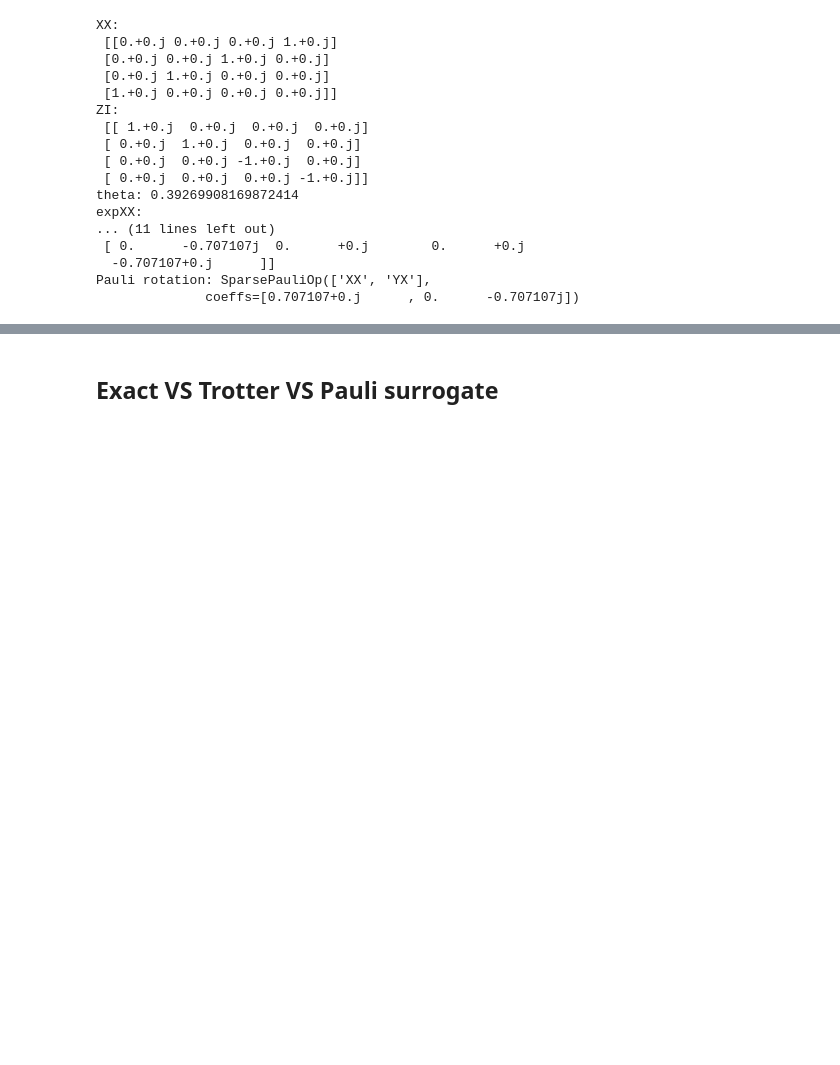
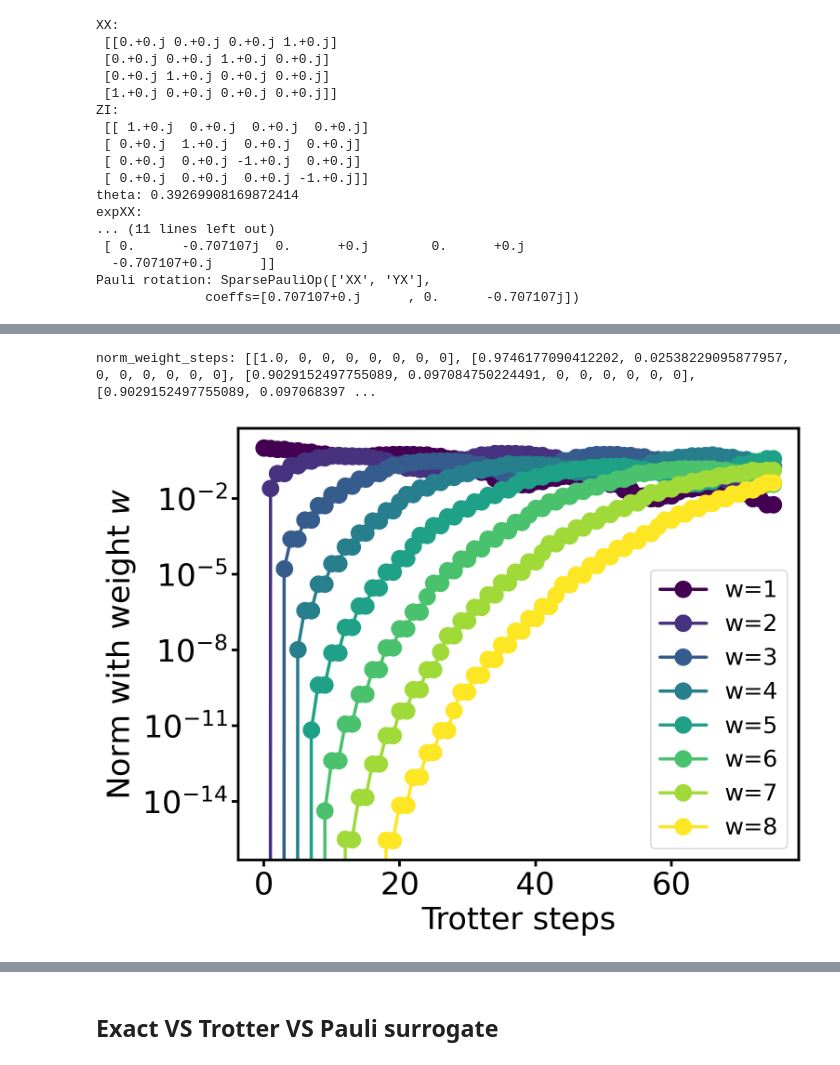
Before and after one commit to Jue-Xu/Pauli-Propagation-Hamiltonian-Expectation, a Jupyter notebook: pauli_propagation.ipynb, the cells around one changed output, grey strips where cells are left out. Saved outputs shown, nothing was run; the diff lists cells and outputs as text; code cells hidden in the pictures; blank space fills up the shorter version.

```diff
--- a/pauli_propagation.ipynb
+++ b/pauli_propagation.ipynb
@@ -74,0 +173,26 @@ Pauli rotation: SparsePauliOp(['XX', 'YX'],
+# %%
+norm_weight_steps = []
+for i, item in enumerate(data_distribution):
+    temp_step = []
+    for w in range(1, n+1):
+        if w in item:
+            temp_step.append(item[w])
+        else:
+            temp_step.append(0)
+    norm_weight_steps.append(temp_step)
+print('norm_weight_steps:', norm_weight_steps)
+
+fig, ax = plt.subplots()
+colors = plt.cm.viridis(np.linspace(0, 1, len(norm_weight_steps[0])))
+ax.set_prop_cycle(color=colors)
+for w in range(len(norm_weight_steps[0])):
+    ax.plot(range(len(norm_weight_steps)), np.array(norm_weight_steps)[:, w], label=f'w={w+1}', marker='o')
+ax.set_xlabel(fr'Trotter steps')
+ax.set_ylabel(rf'Norm with weight $w$')
+# ax.set_title('Cumulative norm of Pauli operators at each step')
+ax.set_yscale('log')
+ax.legend()
+fig.savefig(f'{fig_dir}/norm_weight_steps.pdf', bbox_inches='tight')
+# %% [output]
+norm_weight_steps: [[1.0, 0, 0, 0, 0, 0, 0, 0], [0.9746177090412202, 0.02538229095877957, 0, 0, 0, 0, 0, 0], [0.9029152497755089, 0.097084750224491, 0, 0, 0, 0, 0, 0], [0.9029152497755089, 0.097068397 ...
+[figure, added]
```
Also changed, not shown: parts of 4 cells of this notebook, 3 other files.
